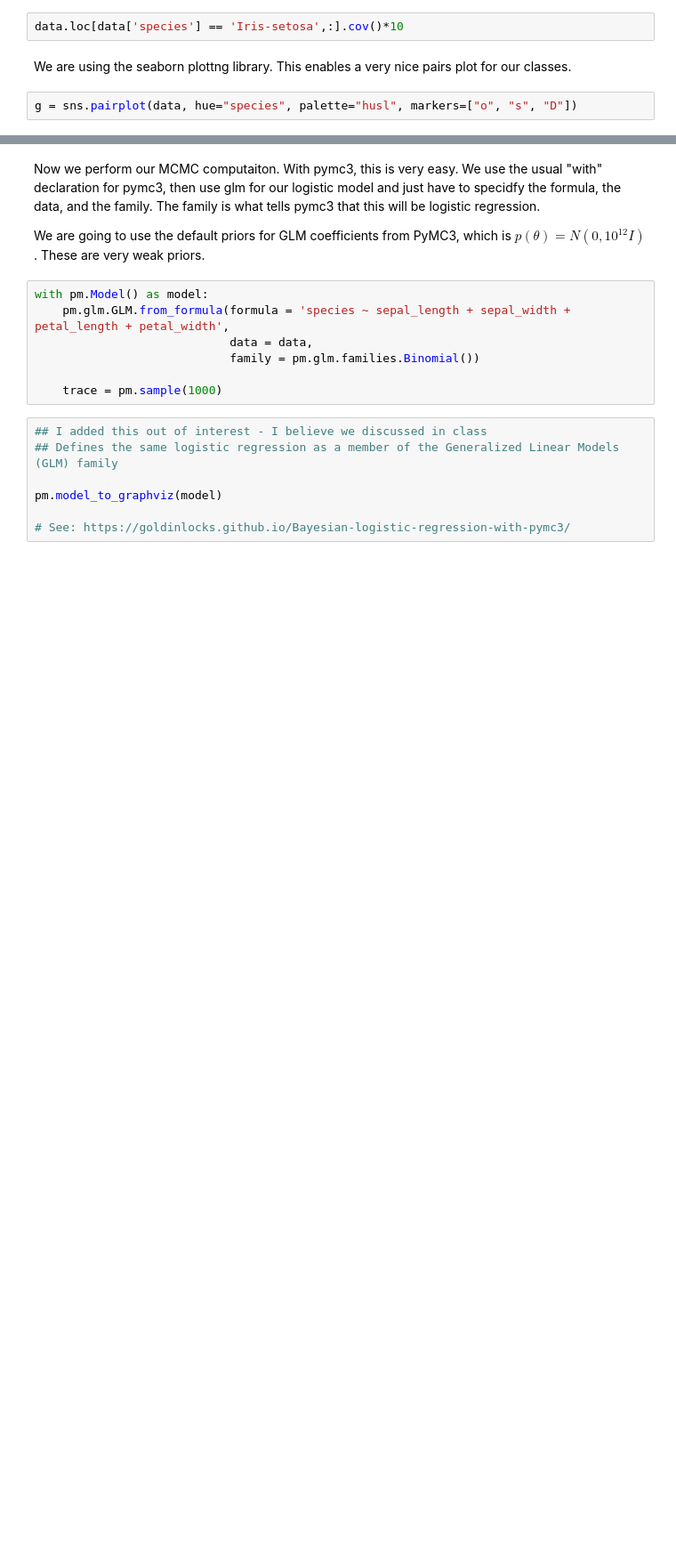
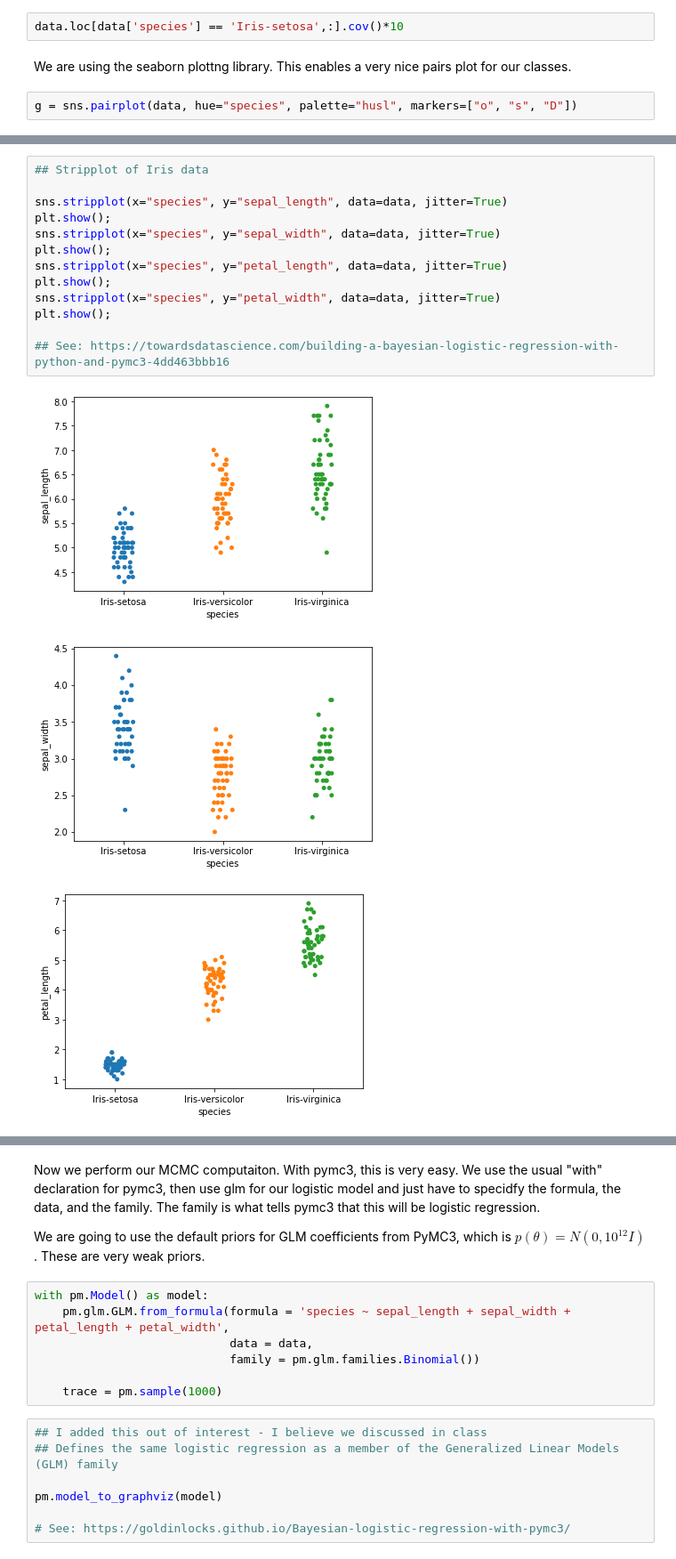
Before and after one commit to jaykay4403/Bayesian-ML, a Jupyter notebook: pymc3-bayesian-logistic-regression-classification.ipynb, the cells around one changed output, grey strips where cells are left out. Shown at 89% size. Cells and saved outputs as stored; diff of their text form; blank space fills up the shorter version.

Commit message:
Kaggle Notebook | PyMC3 Bayesian Logistic Regression Classification | Version 18

```diff
--- a/pymc3-bayesian-logistic-regression-classification.ipynb
+++ b/pymc3-bayesian-logistic-regression-classification.ipynb
@@ -49,0 +56,17 @@ g = sns.pairplot(data, hue="species", palette="husl", markers=["o", "s", "D"])
+# %%
+## Stripplot of Iris data
+
+sns.stripplot(x="species", y="sepal_length", data=data, jitter=True)
+plt.show();
+sns.stripplot(x="species", y="sepal_width", data=data, jitter=True)
+plt.show();
+sns.stripplot(x="species", y="petal_length", data=data, jitter=True)
+plt.show();
+sns.stripplot(x="species", y="petal_width", data=data, jitter=True)
+plt.show();
+
+## See: https://towardsdatascience.com/building-a-bayesian-logistic-regression-with-python-and-pymc3-4dd463bbb16
+# %% [output]
+[figure, added]
+[figure, added]
+[figure, added]
```
Also changed, not shown: parts of 17 cells of this notebook.
